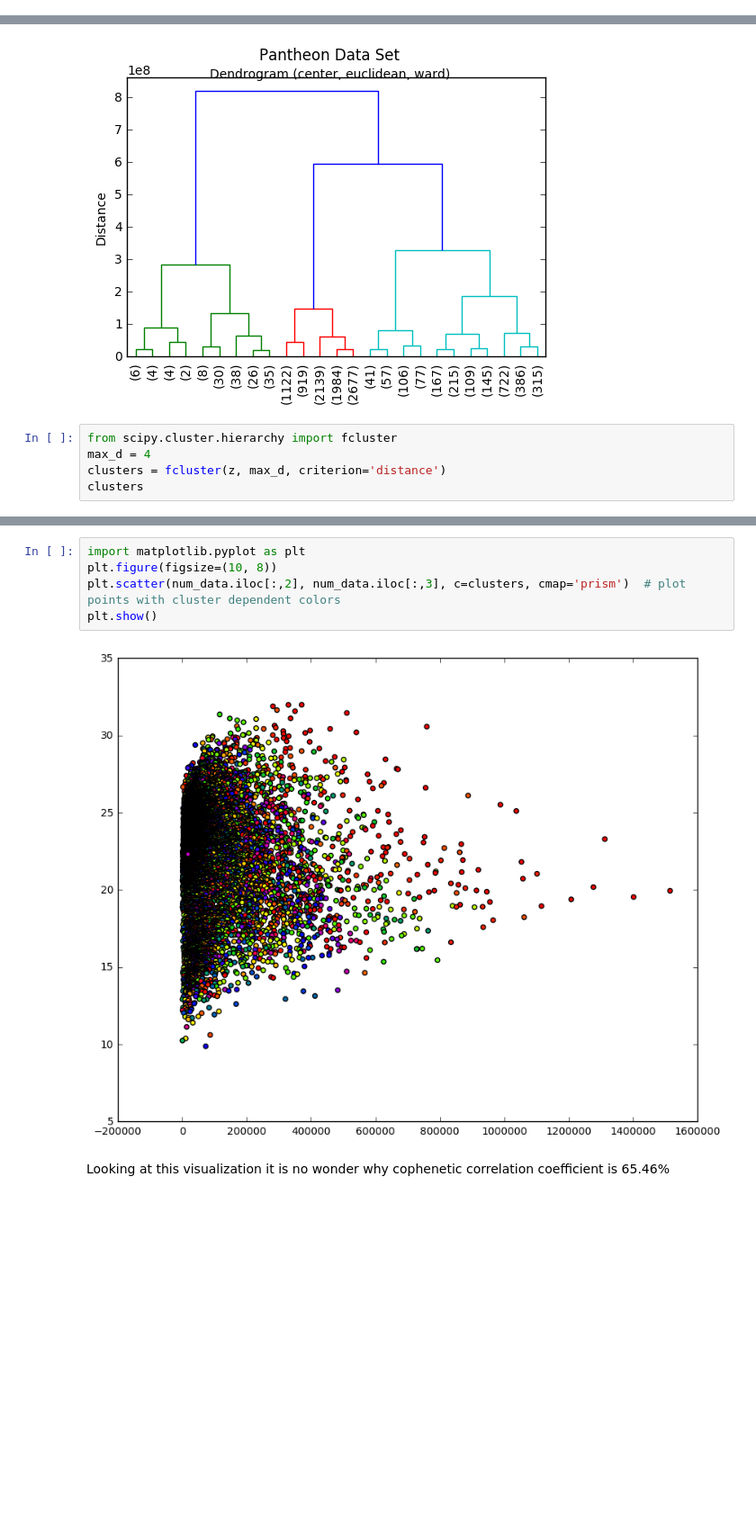
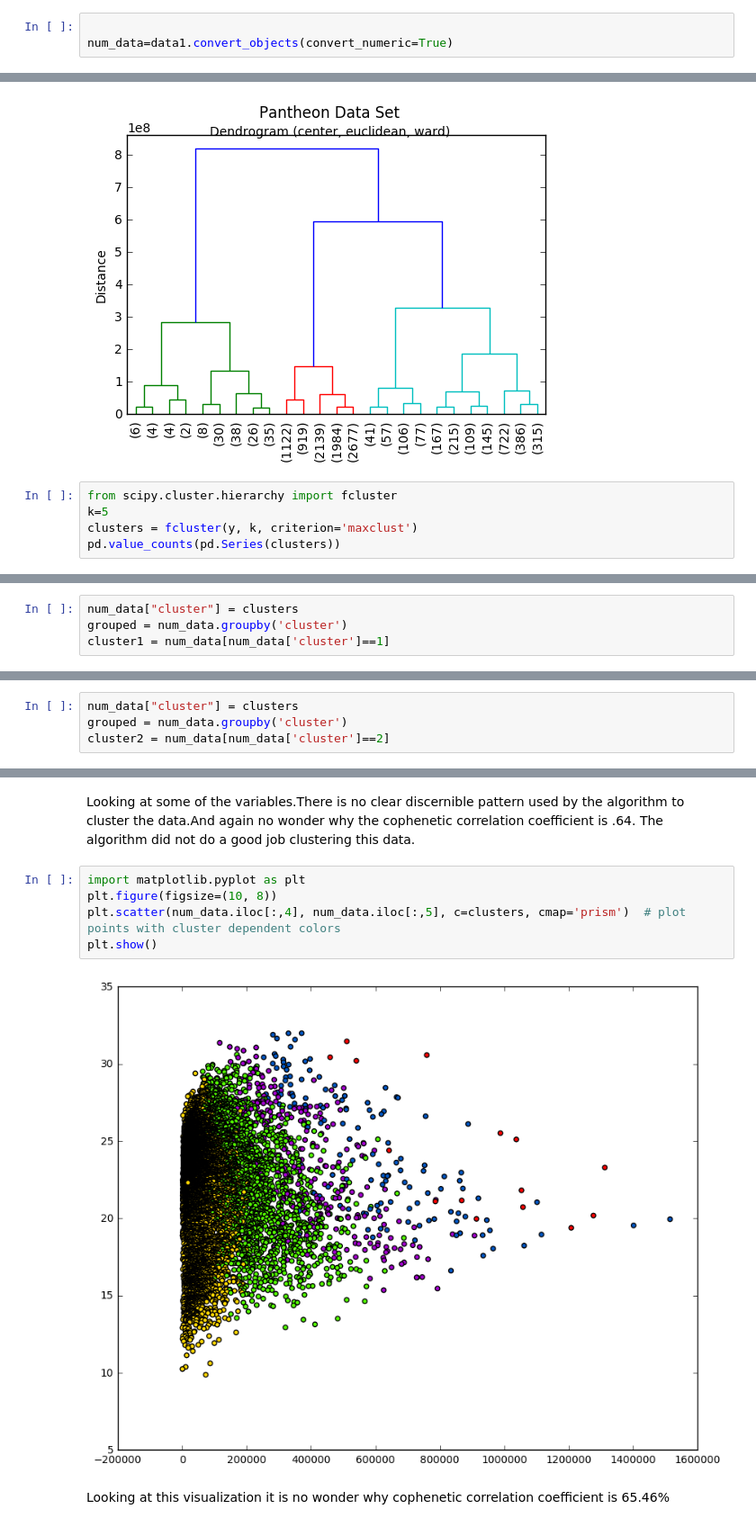
Before and after one commit to asouleymane/DMIR, a Jupyter notebook: modules/module4/Mini_Project_Module4.ipynb, the cells around one changed output, grey strips where cells are left out. Shown at 90% size. Cells and saved outputs as stored; diff of their text form; blank space fills up the shorter version.

```diff
--- a/modules/module4/Mini_Project_Module4.ipynb
+++ b/modules/module4/Mini_Project_Module4.ipynb
@@ -89 +52,4 @@ num_data.head()
+# %%
+
+num_data=data1.convert_objects(convert_numeric=True)
 # %%
@@ -194,7 +157,7 @@ figtext(0.5,0.90,"Dendrogram (center, euclidean, ward)",ha="center",fontsize=10)
 [figure]
 # %%
 from scipy.cluster.hierarchy import fcluster
-max_d = 4
-clusters = fcluster(z, max_d, criterion='distance')
-clusters
+k=5
+clusters = fcluster(y, k, criterion='maxclust')
+pd.value_counts(pd.Series(clusters))
 # %% [output]
@@ -201,0 +174,4 @@ array([  42,   71,   30, ..., 5743, 4956, 4062], dtype=int32)
+# %%
+num_data["cluster"] = clusters
+grouped = num_data.groupby('cluster')
+cluster1 = num_data[num_data['cluster']==1]
@@ -201,0 +220,4 @@ array([  42,   71,   30, ..., 5743, 4956, 4062], dtype=int32)
+# %%
+num_data["cluster"] = clusters
+grouped = num_data.groupby('cluster')
+cluster2 = num_data[num_data['cluster']==2]
@@ -202,10 +247,13 @@ array([  42,   71,   30, ..., 5743, 4956, 4062], dtype=int32)
+# %% [markdown]
+Looking at some of the variables.There is no clear discernible pattern used by the algorithm to cluster the data.And again no wonder why the cophenetic correlation coefficient is .64.
+The algorithm did not do a good job clustering this data.
 # %%
 import matplotlib.pyplot as plt
 plt.figure(figsize=(10, 8))
-plt.scatter(num_data.iloc[:,2], num_data.iloc[:,3], c=clusters, cmap='prism')  # plot points with cluster dependent colors
+plt.scatter(num_data.iloc[:,4], num_data.iloc[:,5], c=clusters, cmap='prism')  # plot points with cluster dependent colors
 plt.show()
 # %% [output]
-[figure, old version]
+[figure, new version]
 # %% [markdown]
 Looking at this visualization it is no wonder why cophenetic correlation  coefficient is 65.46%
 # %%
```
Also changed, not shown: parts of 27 cells of this notebook, 2 other files.
